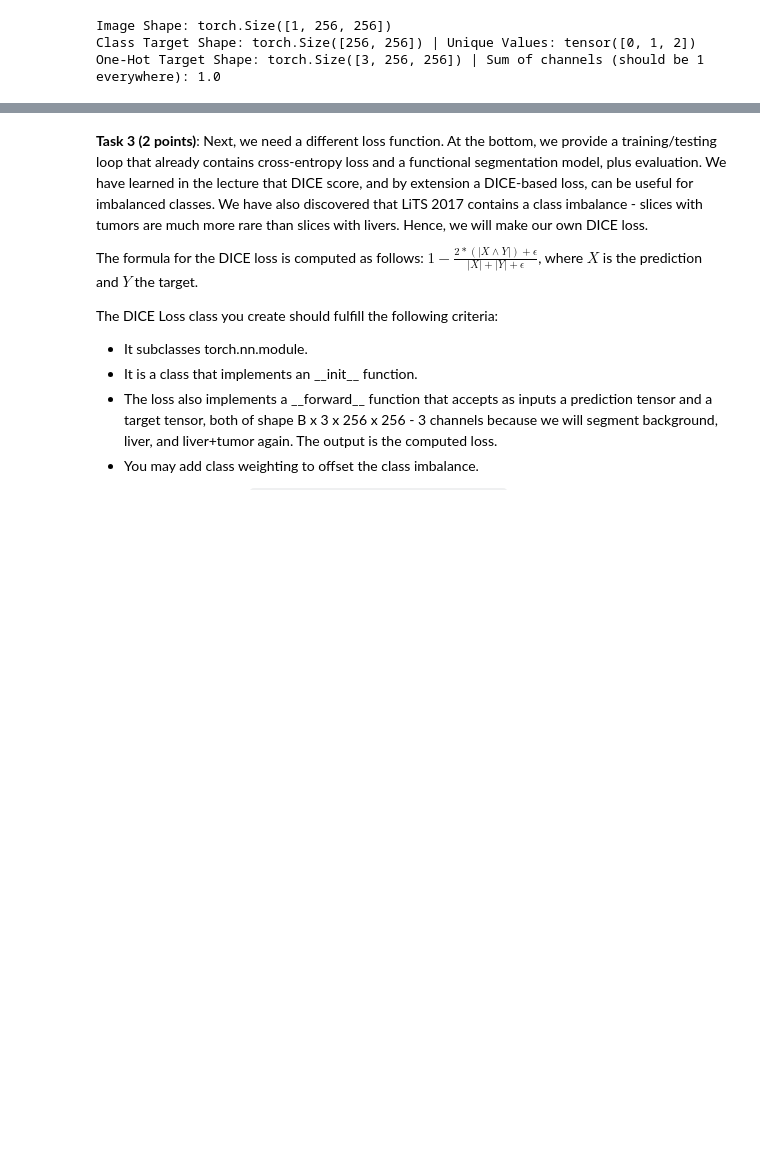
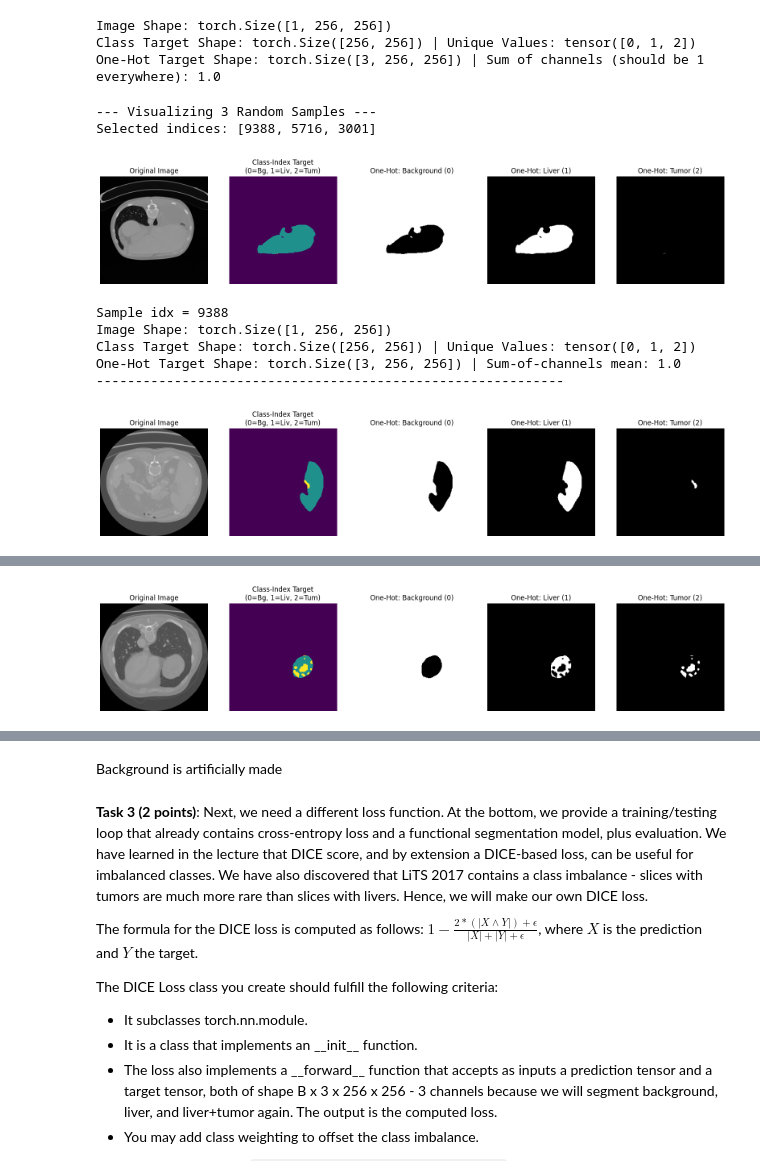
Before and after one commit to JTiede2025/aima2025_Lena_Talisha_Jenny, a Jupyter notebook: week_07_generative_ai.ipynb, the cells around one changed output, grey strips where cells are left out. Drawn from its saved outputs; the diff is of its cells as text; code cells hidden in the pictures; blank space fills up the shorter version.

```diff
--- a/week_07_generative_ai.ipynb
+++ b/week_07_generative_ai.ipynb
@@ -207,3 +207,80 @@ visualize_sample(train_dataset)
 Image Shape: torch.Size([1, 256, 256])
 Class Target Shape: torch.Size([256, 256]) | Unique Values: tensor([0, 1, 2])
 One-Hot Target Shape: torch.Size([3, 256, 256]) | Sum of channels (should be 1 everywhere): 1.0
+# %%
+import random
+import matplotlib.pyplot as plt
+import torch
+
+def visualize_three_samples(dataset):
+
+    # --- Choose indices that contain tumors (if available) ---
+    if "lesion_visible" in dataset.data.columns:
+        tumor_indices = dataset.data.index[dataset.data['lesion_visible'] == True].tolist()
+    else:
+        tumor_indices = []
+
+    # If no tumor slices known, fallback to 3 random indices
+    if len(tumor_indices) >= 3:
+        selected_indices = random.sample(tumor_indices, 3)
+    else:
+        selected_indices = random.sample(range(len(dataset)), 3)
+
+    print(f"Selected indices: {selected_indices}")
+
+    # --- Plot each selected sample ---
+    for idx in selected_indices:
+        image, c_target, oh_target = dataset[idx]
+
+        img_show = image.squeeze(0)
+
+        fig, axes = plt.subplots(1, 5, figsize=(20, 5))
+
+        # 1. Original Image
+        axes[0].imshow(img_show, cmap="gray")
+        axes[0].set_title("Original Image")
+        axes[0].axis("off")
+
+        # 2. Class-Index (0,1,2)
+        axes[1].imshow(c_target, cmap="viridis", interpolation="nearest")
+        axes[1].set_title("Class-Index Target\n(0=Bg, 1=Liv, 2=Tum)")
+        axes[1].axis("off")
+
+        # 3. Background Channel
+        axes[2].imshow(oh_target[0], cmap="gray")
+        axes[2].set_title("One-Hot: Background (0)")
+        axes[2].axis("off")
+
+        # 4. Liver Channel
+        axes[3].imshow(oh_target[1], cmap="gray")
+        axes[3].set_title("One-Hot: Liver (1)")
+        axes[3].axis("off")
+
+        # 5. Tumor Channel
+        axes[4].imshow(oh_target[2], cmap="gray")
+        axes[4].set_title("One-Hot: Tumor (2)")
+        axes[4].axis("off")
+
+        plt.show()
+
+        # Sanity check
+        print(f"Sample idx = {idx}")
+        print(f"Image Shape: {image.shape}")
+        print(f"Class Target Shape: {c_target.shape} | Unique Values: {torch.unique(c_target)}")
+        print(f"One-Hot Target Shape: {oh_target.shape} | Sum-of-channels mean: {oh_target.sum(dim=0).mean().item()}")
+        print("-" * 60)
+
+
+# --- Run ---
+print("--- Visualizing 3 Random Samples ---")
+visualize_three_samples(train_dataset)
+# %% [output]
+--- Visualizing 3 Random Samples ---
+Selected indices: [9388, 5716, 3001]
+[figure, added]
+Sample idx = 9388
+Image Shape: torch.Size([1, 256, 256])
+Class Target Shape: torch.Size([256, 256]) | Unique Values: tensor([0, 1, 2])
+One-Hot Target Shape: torch.Size([3, 256, 256]) | Sum-of-channels mean: 1.0
+------------------------------------------------------------
+[figure, added]
@@ -209,0 +292 @@ One-Hot Target Shape: torch.Size([3, 256, 256]) | Sum of channels (should be 1 e
+[figure, added]
@@ -210,3 +298,5 @@ One-Hot Target Shape: torch.Size([3, 256, 256]) | Sum of channels (should be 1 e
+# %% [markdown]
+Background is artificially made
 # %% [markdown]
 **Task 3 (2 points)**: Next, we need a different loss function. At the bottom, we provide a training/testing loop that already contains cross-entropy loss and a functional segmentation model, plus evaluation. We have learned in the lecture that DICE score, and by extension a DICE-based loss, can be useful for imbalanced classes. We have also discovered that LiTS 2017 contains a class imbalance - slices with tumors are much more rare than slices with livers. Hence, we will make our own DICE loss.
 
```
Also changed, not shown: parts of 4 cells of this notebook.
